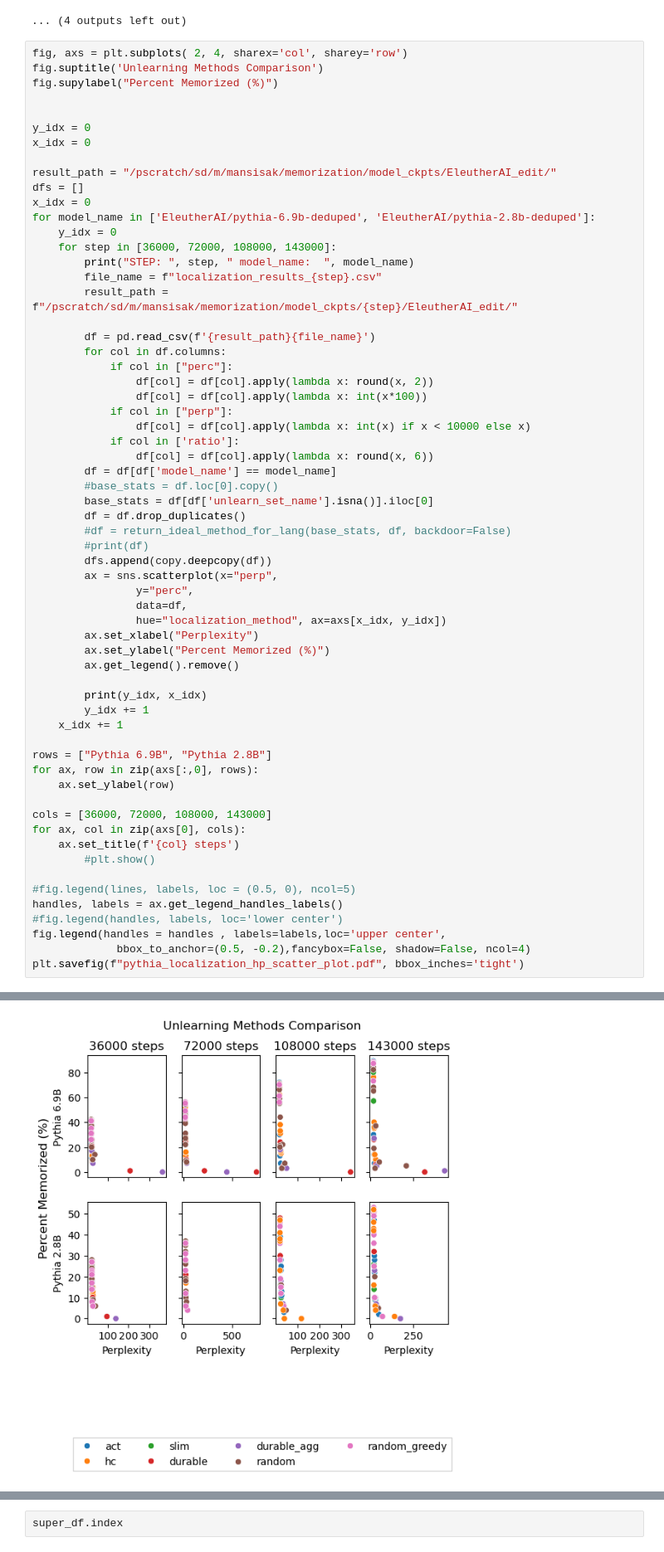
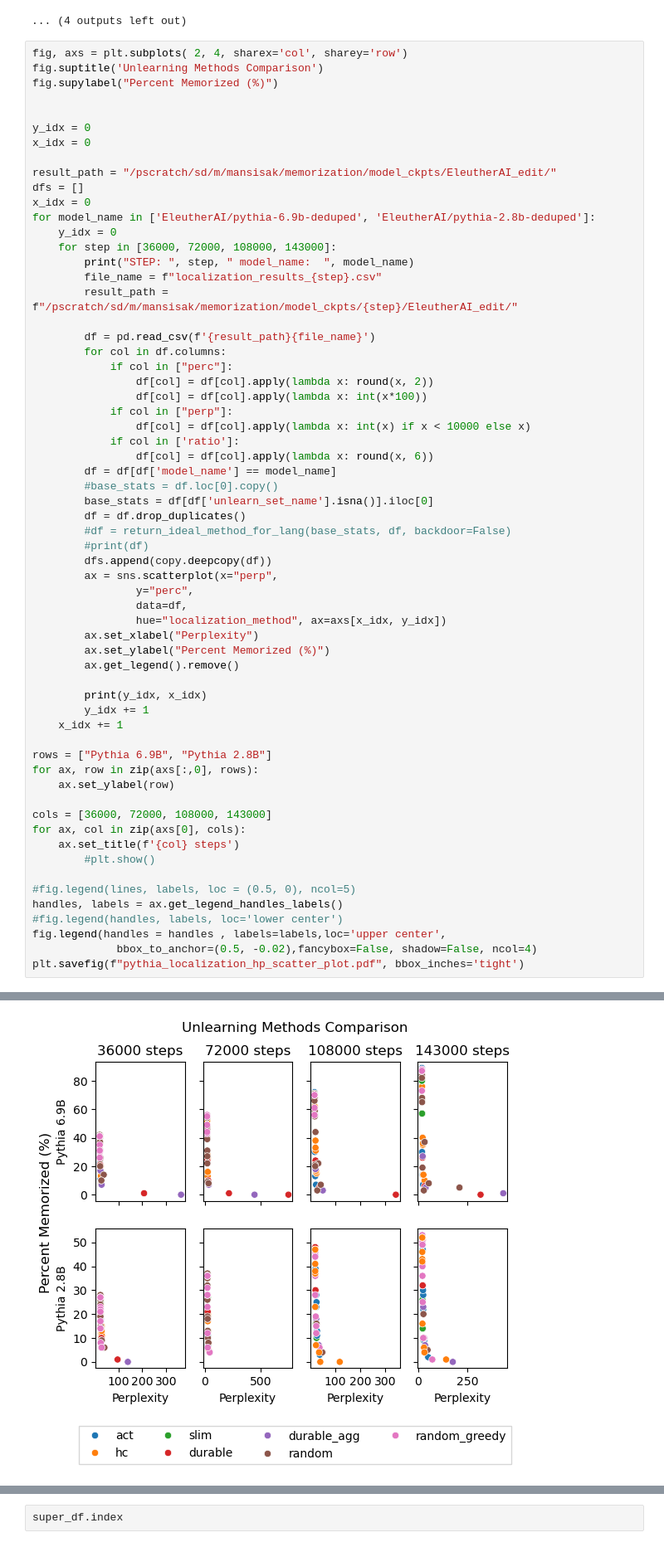
Before and after one commit to msakarvadia/memorization, a Jupyter notebook: figs/pythia_unlearning_results.ipynb, the cells around one changed output, grey strips where cells are left out. Shown at 83% size. Saved outputs shown, nothing was run; the diff lists cells and outputs as text.

Commit message:
more figures

```diff
--- a/figs/pythia_unlearning_results.ipynb
+++ b/figs/pythia_unlearning_results.ipynb
@@ -206,35 +206,35 @@ rows = ["Pythia 6.9B", "Pythia 2.8B"]
 for ax, row in zip(axs[:,0], rows):
     ax.set_ylabel(row)
 
 cols = [36000, 72000, 108000, 143000]
 for ax, col in zip(axs[0], cols):
     ax.set_title(f'{col} steps')
         #plt.show()
 
 #fig.legend(lines, labels, loc = (0.5, 0), ncol=5)
 handles, labels = ax.get_legend_handles_labels()
 #fig.legend(handles, labels, loc='lower center')
 fig.legend(handles = handles , labels=labels,loc='upper center',
-             bbox_to_anchor=(0.5, -0.2),fancybox=False, shadow=False, ncol=4)
+             bbox_to_anchor=(0.5, -0.02),fancybox=False, shadow=False, ncol=4)
 plt.savefig(f"pythia_localization_hp_scatter_plot.pdf", bbox_inches='tight')
 # %% [output]
 STEP:  36000  model_name:   EleutherAI/pythia-6.9b-deduped
 0 0
 STEP:  72000  model_name:   EleutherAI/pythia-6.9b-deduped
 1 0
 STEP:  108000  model_name:   EleutherAI/pythia-6.9b-deduped
 2 0
 STEP:  143000  model_name:   EleutherAI/pythia-6.9b-deduped
 3 0
 STEP:  36000  model_name:   EleutherAI/pythia-2.8b-deduped
 0 1
 STEP:  72000  model_name:   EleutherAI/pythia-2.8b-deduped
 1 1
 STEP:  108000  model_name:   EleutherAI/pythia-2.8b-deduped
 2 1
 STEP:  143000  model_name:   EleutherAI/pythia-2.8b-deduped
 3 1
-[figure, old version]
+[figure, new version]
 # %%
 result_path = "/pscratch/sd/m/mansisak/memorization/model_ckpts/EleutherAI_edit/"
 dfs = []
```
Also changed, not shown: 1 other file.
